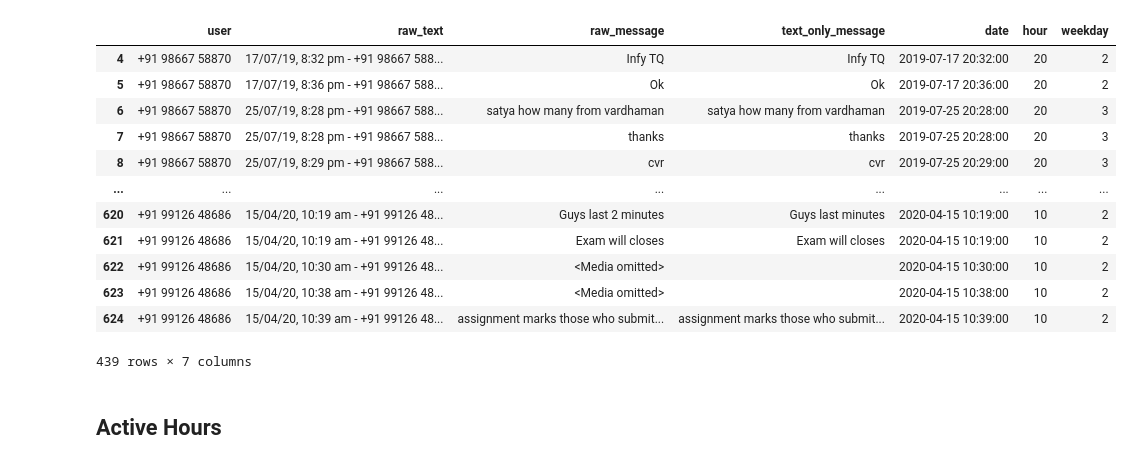
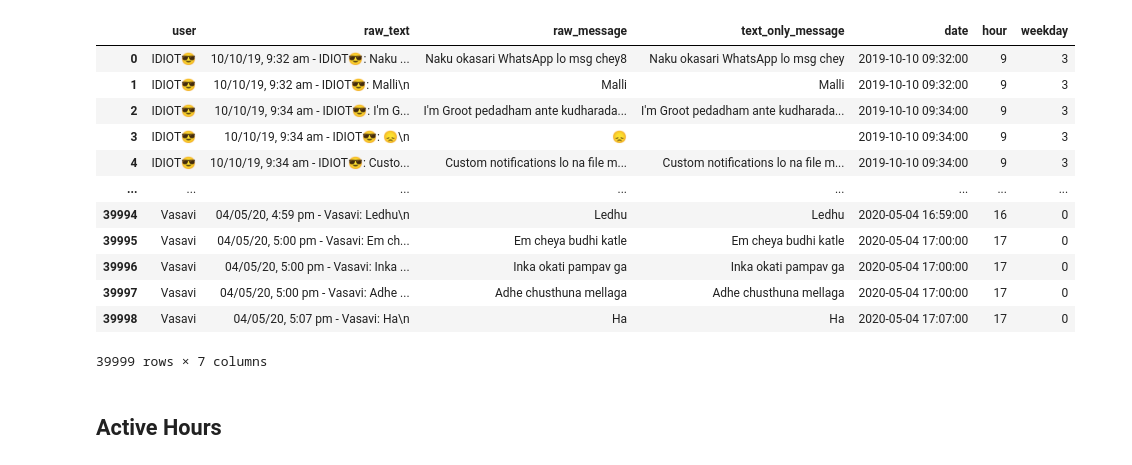
Before and after one commit to SriSatyaLokesh/some-app-for-whatsapp, a Jupyter notebook: notebooks/analytics/Active_plots_Vasavi.ipynb, the cells around one changed output. Saved outputs shown, nothing was run; the diff lists cells and outputs as text; code cells hidden in the pictures.

```diff
--- a/notebooks/analytics/Active_plots_Vasavi.ipynb
+++ b/notebooks/analytics/Active_plots_Vasavi.ipynb
@@ -194,46 +194,46 @@ class Cleaner:
     """
 
     df['date'] =  df.apply(lambda df : df['raw_text'].split(" - ")[0],axis=1)
 
     temp = ["%d/%m/%Y, %I:%M %p" , "%d/%m/%y, %I:%M %p" , "%d/%m/%Y, %H:%M" , "%d/%m/%y, %H:%M" ,
         "%d/%Y/%m, %I:%M %p" , "%d/%y/%m, %I:%M %p" , "%d/%Y/%m, %H:%M" , "%d/%y/%m, %H:%M" ,
         "%Y/%m/%d, %I:%M %p" , "%y/%m/%d, %I:%M %p" , "%Y/%m/%d, %H:%M" , "%y/%m/%d, %H:%M" ,
         "%Y/%d/%m, %I:%M %p" , "%y/%d/%m, %I:%M %p" , "%Y/%d/%m, %H:%M" , "%y/%d/%m, %H:%M" ,
         "%m/%Y/%d, %I:%M %p" , "%m/%y/%d, %I:%M %p" , "%m/%Y/%d, %H:%M" , "%m/%y/%d, %H:%M" ,
         "%m/%d/%Y, %I:%M %p" , "%m/%d/%y, %I:%M %p" , "%m/%d/%Y, %H:%M" , "%m/%d/%y, %H:%M"]
 
     for formats in temp:
       try:
         df['date'] = pd.to_datetime(df['date'], format=formats)
       except:
         continue
     df['hour'] = df['date'].dt.hour
     df['weekday'] = df['date'].dt.weekday
 
     return df
 
-chat_file = 'WhatsApp Chat with CSE 2K16-2K20_VASAVI.txt'
+chat_file = 'WhatsApp Chat with IDIOT😎.txt'
 clean = Cleaner(chat_file)
 df = clean._get_data()
 df = clean._get_message(df)
 df = clean._get_text_only_message(df)
 df = clean._remove_inactive_users(df)
 df = clean._get_datetime(df)
 df
 # %% [output]
 |  | user | raw_text | raw_message | text_only_message | date | hour | weekday |
-| 4 | +91 98667 58870 | 17/07/19, 8:32 pm - +91 98667 588... | Infy TQ | Infy TQ | 2019-07-17 20:32:00 | 20 | 2 |
-| 5 | +91 98667 58870 | 17/07/19, 8:36 pm - +91 98667 588... | Ok | Ok | 2019-07-17 20:36:00 | 20 | 2 |
-| 6 | +91 98667 58870 | 25/07/19, 8:28 pm - +91 98667 588... | satya how many from vardhaman | satya how many from vardhaman | 2019-07-25 20:28:00 | 20 | 3 |
-| 7 | +91 98667 58870 | 25/07/19, 8:28 pm - +91 98667 588... | thanks | thanks | 2019-07-25 20:28:00 | 20 | 3 |
-| 8 | +91 98667 58870 | 25/07/19, 8:29 pm - +91 98667 588... | cvr | cvr | 2019-07-25 20:29:00 | 20 | 3 |
+| 0 | IDIOT😎 | 10/10/19, 9:32 am - IDIOT😎: Naku ... | Naku okasari WhatsApp lo msg chey8 | Naku okasari WhatsApp lo msg chey | 2019-10-10 09:32:00 | 9 | 3 |
+| 1 | IDIOT😎 | 10/10/19, 9:32 am - IDIOT😎: Malli\n | Malli | Malli | 2019-10-10 09:32:00 | 9 | 3 |
+| 2 | IDIOT😎 | 10/10/19, 9:34 am - IDIOT😎: I'm G... | I'm Groot pedadham ante kudharada... | I'm Groot pedadham ante kudharada... | 2019-10-10 09:34:00 | 9 | 3 |
+| 3 | IDIOT😎 | 10/10/19, 9:34 am - IDIOT😎: 😞\n | 😞 |  | 2019-10-10 09:34:00 | 9 | 3 |
+| 4 | IDIOT😎 | 10/10/19, 9:34 am - IDIOT😎: Custo... | Custom notifications lo na file m... | Custom notifications lo na file m... | 2019-10-10 09:34:00 | 9 | 3 |
 | ... | ... | ... | ... | ... | ... | ... | ... |
-| 620 | +91 99126 48686 | 15/04/20, 10:19 am - +91 99126 48... | Guys last 2 minutes | Guys last minutes | 2020-04-15 10:19:00 | 10 | 2 |
-| 621 | +91 99126 48686 | 15/04/20, 10:19 am - +91 99126 48... | Exam will closes | Exam will closes | 2020-04-15 10:19:00 | 10 | 2 |
-| 622 | +91 99126 48686 | 15/04/20, 10:30 am - +91 99126 48... | <Media omitted> |  | 2020-04-15 10:30:00 | 10 | 2 |
-| 623 | +91 99126 48686 | 15/04/20, 10:38 am - +91 99126 48... | <Media omitted> |  | 2020-04-15 10:38:00 | 10 | 2 |
-| 624 | +91 99126 48686 | 15/04/20, 10:39 am - +91 99126 48... | assignment marks those who submit... | assignment marks those who submit... | 2020-04-15 10:39:00 | 10 | 2 |
+| 39994 | Vasavi | 04/05/20, 4:59 pm - Vasavi: Ledhu\n | Ledhu | Ledhu | 2020-05-04 16:59:00 | 16 | 0 |
+| 39995 | Vasavi | 04/05/20, 5:00 pm - Vasavi: Em ch... | Em cheya budhi katle | Em cheya budhi katle | 2020-05-04 17:00:00 | 17 | 0 |
+| 39996 | Vasavi | 04/05/20, 5:00 pm - Vasavi: Inka ... | Inka okati pampav ga | Inka okati pampav ga | 2020-05-04 17:00:00 | 17 | 0 |
+| 39997 | Vasavi | 04/05/20, 5:00 pm - Vasavi: Adhe ... | Adhe chusthuna mellaga | Adhe chusthuna mellaga | 2020-05-04 17:00:00 | 17 | 0 |
+| 39998 | Vasavi | 04/05/20, 5:07 pm - Vasavi: Ha\n | Ha | Ha | 2020-05-04 17:07:00 | 17 | 0 |
-439 rows × 7 columns
+39999 rows × 7 columns
 # %% [markdown]
 ## Active Hours
 # %%
```
Also changed, not shown: parts of 4 cells of this notebook.
